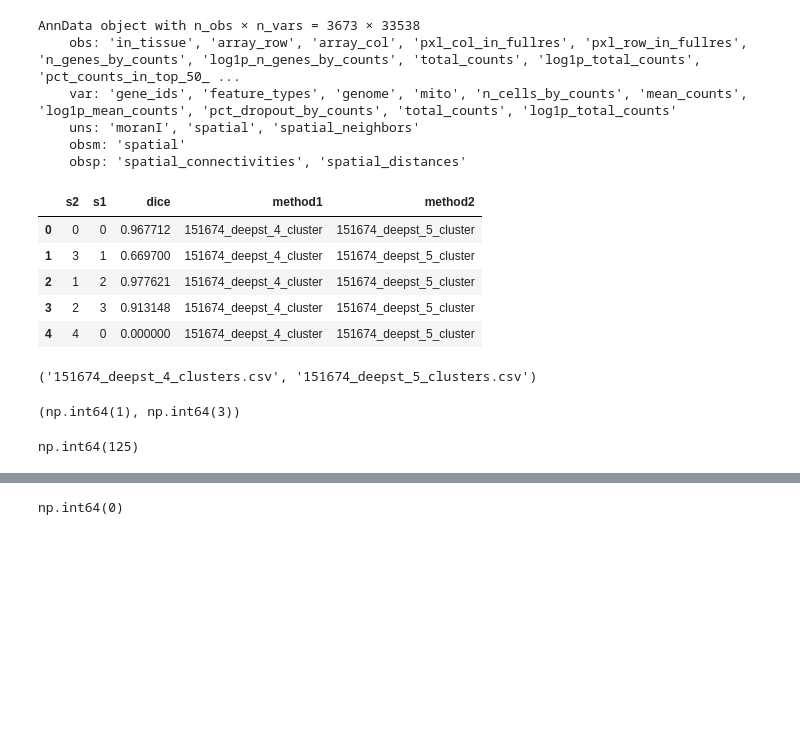
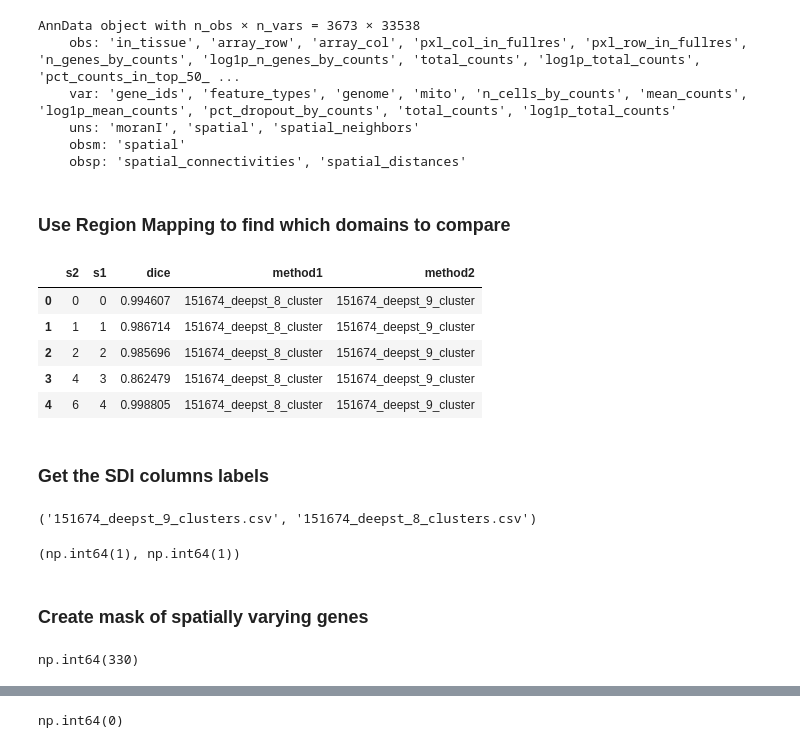
Before and after one commit to ivonr7/cmpt415_spatial_domain_variability, a Jupyter notebook: notebooks/pairwise_gene_dist.ipynb, the cells around one changed output, grey strips where cells are left out. Drawn from its saved outputs; the diff is of its cells as text; code cells hidden in the pictures; blank space fills up the shorter version.

```diff
--- a/notebooks/pairwise_gene_dist.ipynb
+++ b/notebooks/pairwise_gene_dist.ipynb
@@ -9,5 +11,5 @@ import numpy as np
 # %%
-folder = Path("deepst/MISC3_151674")
+folder = Path("data/deepst/MISC3_151674")
 sample = ad.read_h5ad(folder / "MISC3.h5")
 
 sample
@@ -18,43 +20,48 @@ AnnData object with n_obs × n_vars = 3673 × 33538
     uns: 'moranI', 'spatial', 'spatial_neighbors'
     obsm: 'spatial'
     obsp: 'spatial_connectivities', 'spatial_distances'
+# %% [markdown]
+### Use Region Mapping to find which domains to compare
 # %%
 region_mapping = pd.read_csv(
-    folder / "mrdice" / "151674_deepst_4_cluster_vs_151674_deepst_5_cluster.csv"
+    folder / "mrdice" / "151674_deepst_8_cluster_vs_151674_deepst_9_cluster.csv"
 )
 region_mapping.head()
 # %% [output]
 |  | s2 | s1 | dice | method1 | method2 |
-| 0 | 0 | 0 | 0.967712 | 151674_deepst_4_cluster | 151674_deepst_5_cluster |
-| 1 | 3 | 1 | 0.669700 | 151674_deepst_4_cluster | 151674_deepst_5_cluster |
-| 2 | 1 | 2 | 0.977621 | 151674_deepst_4_cluster | 151674_deepst_5_cluster |
-| 3 | 2 | 3 | 0.913148 | 151674_deepst_4_cluster | 151674_deepst_5_cluster |
-| 4 | 4 | 0 | 0.000000 | 151674_deepst_4_cluster | 151674_deepst_5_cluster |
+| 0 | 0 | 0 | 0.994607 | 151674_deepst_8_cluster | 151674_deepst_9_cluster |
+| 1 | 1 | 1 | 0.986714 | 151674_deepst_8_cluster | 151674_deepst_9_cluster |
+| 2 | 2 | 2 | 0.985696 | 151674_deepst_8_cluster | 151674_deepst_9_cluster |
+| 3 | 4 | 3 | 0.862479 | 151674_deepst_8_cluster | 151674_deepst_9_cluster |
+| 4 | 6 | 4 | 0.998805 | 151674_deepst_8_cluster | 151674_deepst_9_cluster |
 # %%
 def get_cols(columns,keys):
     for col in columns:
         for key in keys:
             if key in col:
                 yield col
+# %% [markdown]
+### Get the SDI columns labels
 # %%
 m1,m2 = region_mapping.loc[0,['method1','method2']]
 m1,m2 = list(get_cols(sample.obs.columns,[m1,m2]))
 m1,m2
 # %% [output]
-('151674_deepst_4_clusters.csv', '151674_deepst_5_clusters.csv')
+('151674_deepst_9_clusters.csv', '151674_deepst_8_clusters.csv')
 # %%
-import ast
 c1, c2 = region_mapping.loc[1,['s1','s2']]
 c1,c2
 # %% [output]
-(np.int64(1), np.int64(3))
+(np.int64(1), np.int64(1))
+# %% [markdown]
+### Create mask of  spatially varying genes
 # %%
 from sdi_variation.downstream import get_panel,index_genes,plot_gene_dist,cluster_mask
 
-_,goi,panel_size = get_panel(sample,t = 0.4)
+_,goi,panel_size = get_panel(sample,t = 0.3)
 panel_size
 # %% [output]
-np.int64(125)
+np.int64(330)
 # %%
 def get_clust(sample,c1,c2):
     m1_clust = cluster_mask(sample.obs[m1],c1)
```
Also changed, not shown: parts of 14 cells of this notebook.
